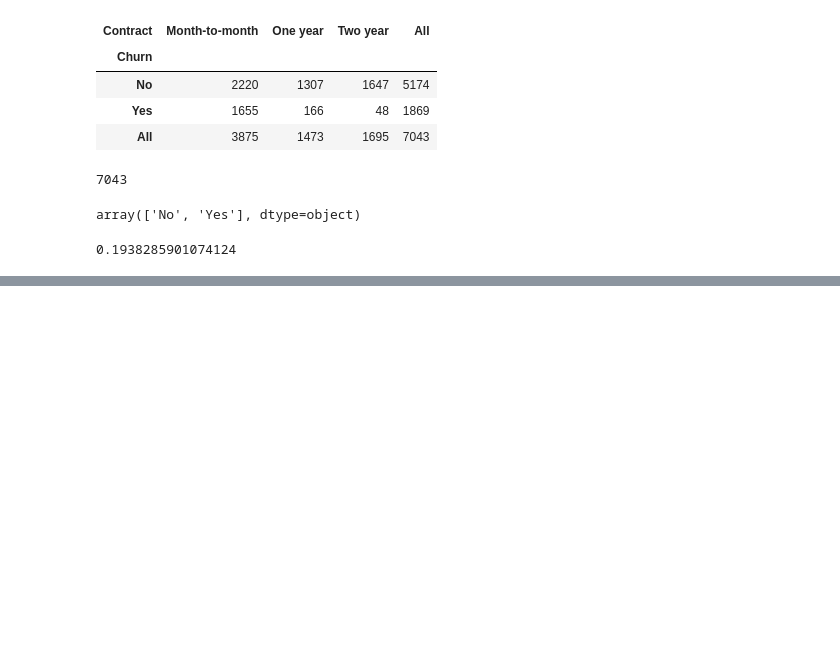
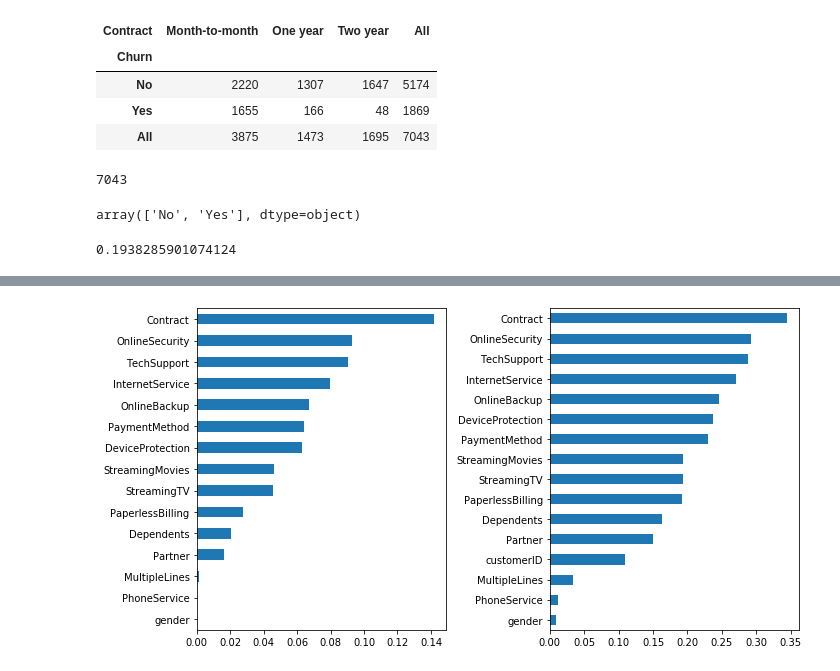
Before and after one commit to haythemmz/churn_prediction, a Jupyter notebook: EDA.ipynb, the cells around one changed output, grey strips where cells are left out. Saved outputs shown, nothing was run; the diff lists cells and outputs as text; code cells hidden in the pictures; blank space fills up the shorter version.

```diff
--- a/EDA.ipynb
+++ b/EDA.ipynb
@@ -169,0 +228,9 @@ pd.Series(data=chi_dict).sort_values().plot(kind='barh')
+# %%
+figure(figsize=(10, 5))
+plt.subplot(1, 2, 1)
+pd.Series(data=entropy_dict).sort_values().plot(kind='barh')
+plt.subplot(1, 2, 2)
+pd.Series(data=chi_dict).sort_values().plot(kind='barh')
+plt.tight_layout()
+# %% [output]
+[figure, added]
```
Also changed, not shown: parts of 12 cells of this notebook.
